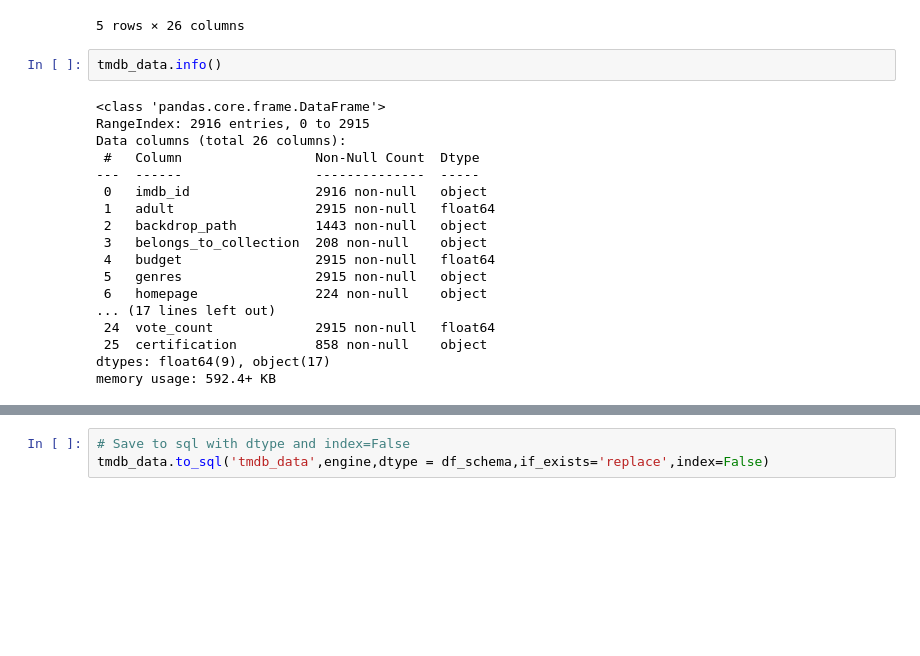
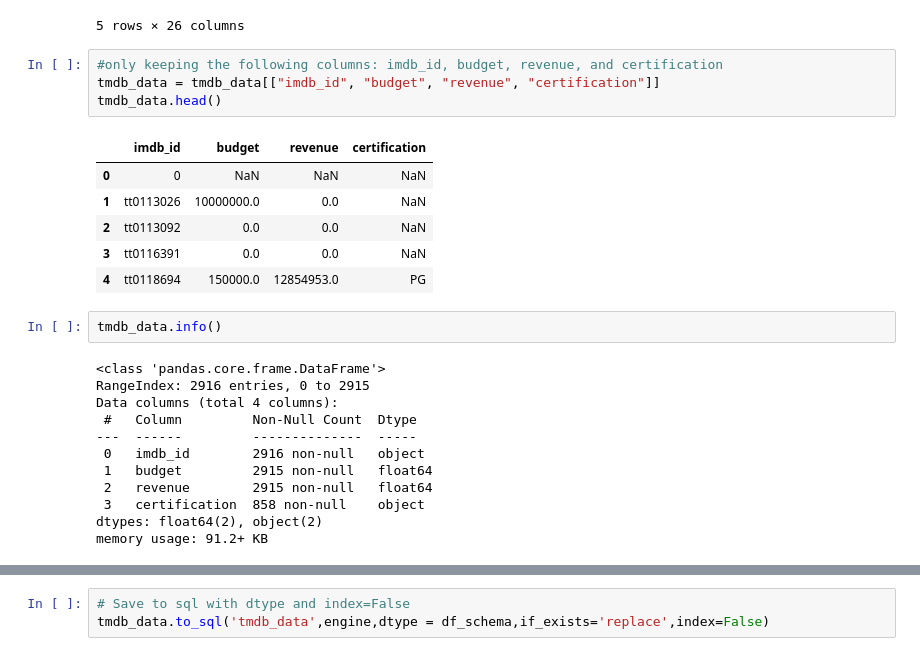
Before and after one commit to JosephPLim/IMDB-Movies, a Jupyter notebook: IMDB-Movies-To-SQL.ipynb, the cells around one changed output, grey strips where cells are left out. Cells and saved outputs as stored; diff of their text form; blank space fills up the shorter version.

Commit message:
Began doing 4th part of project. Fixed some SQL tables.

```diff
--- a/IMDB-Movies-To-SQL.ipynb
+++ b/IMDB-Movies-To-SQL.ipynb
@@ -364,26 +364,31 @@ tmdb_data.head()
 | 3 | tt0116391 | 0.0 | NaN | NaN | 0.0 | [{'id': 18, 'name': 'Drama'}, {'i... | NaN | 442869.0 | ... |
 | 4 | tt0118694 | 0.0 | /n4GJFGzsc7NinI1VeGDXIcQjtU2.jpg | NaN | 150000.0 | [{'id': 18, 'name': 'Drama'}, {'i... | NaN | 843.0 | ... |
 5 rows × 26 columns
+# %%
+#only keeping the following columns: imdb_id, budget, revenue, and certification
+tmdb_data = tmdb_data[["imdb_id", "budget", "revenue", "certification"]]
+tmdb_data.head()
+# %% [output]
+|  | imdb_id | budget | revenue | certification |
+| 0 | 0 | NaN | NaN | NaN |
+| 1 | tt0113026 | 10000000.0 | 0.0 | NaN |
+| 2 | tt0113092 | 0.0 | 0.0 | NaN |
+| 3 | tt0116391 | 0.0 | 0.0 | NaN |
+| 4 | tt0118694 | 150000.0 | 12854953.0 | PG |
 # %%
 tmdb_data.info()
 # %% [output]
 <class 'pandas.core.frame.DataFrame'>
 RangeIndex: 2916 entries, 0 to 2915
-Data columns (total 26 columns):
- #   Column                 Non-Null Count  Dtype
----  ------                 --------------  -----
- 0   imdb_id                2916 non-null   object
- 1   adult                  2915 non-null   float64
- 2   backdrop_path          1443 non-null   object
- 3   belongs_to_collection  208 non-null    object
- 4   budget                 2915 non-null   float64
- 5   genres                 2915 non-null   object
- 6   homepage               224 non-null    object
-... (17 lines left out)
- 24  vote_count             2915 non-null   float64
- 25  certification          858 non-null    object
-dtypes: float64(9), object(17)
-memory usage: 592.4+ KB
+Data columns (total 4 columns):
+ #   Column         Non-Null Count  Dtype
+---  ------         --------------  -----
+ 0   imdb_id        2916 non-null   object
+ 1   budget         2915 non-null   float64
+ 2   revenue        2915 non-null   float64
+ 3   certification  858 non-null    object
+dtypes: float64(2), object(2)
+memory usage: 91.2+ KB
 # %%
 ## Calculate max string lengths for object columns
 key_len = tmdb_data["imdb_id"].fillna('').map(len).max() + 1
```
Also changed, not shown: parts of 1 cell of this notebook, 32 other files.
